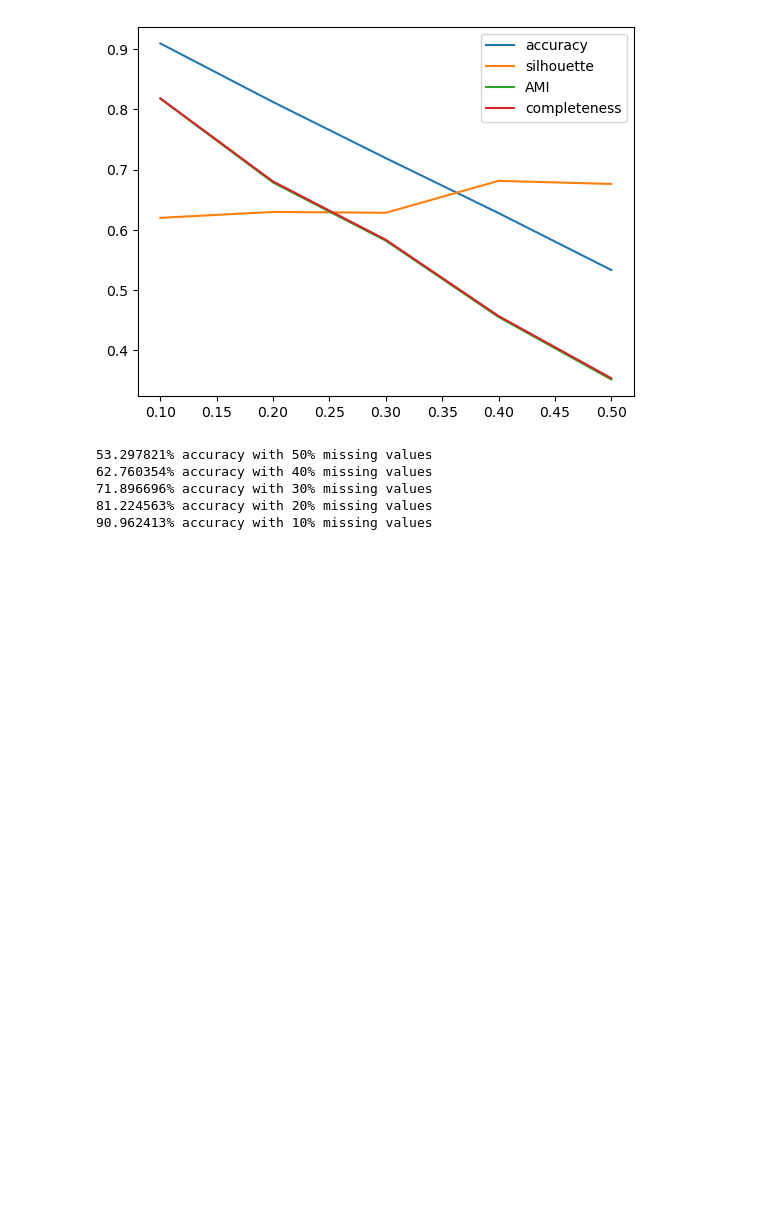
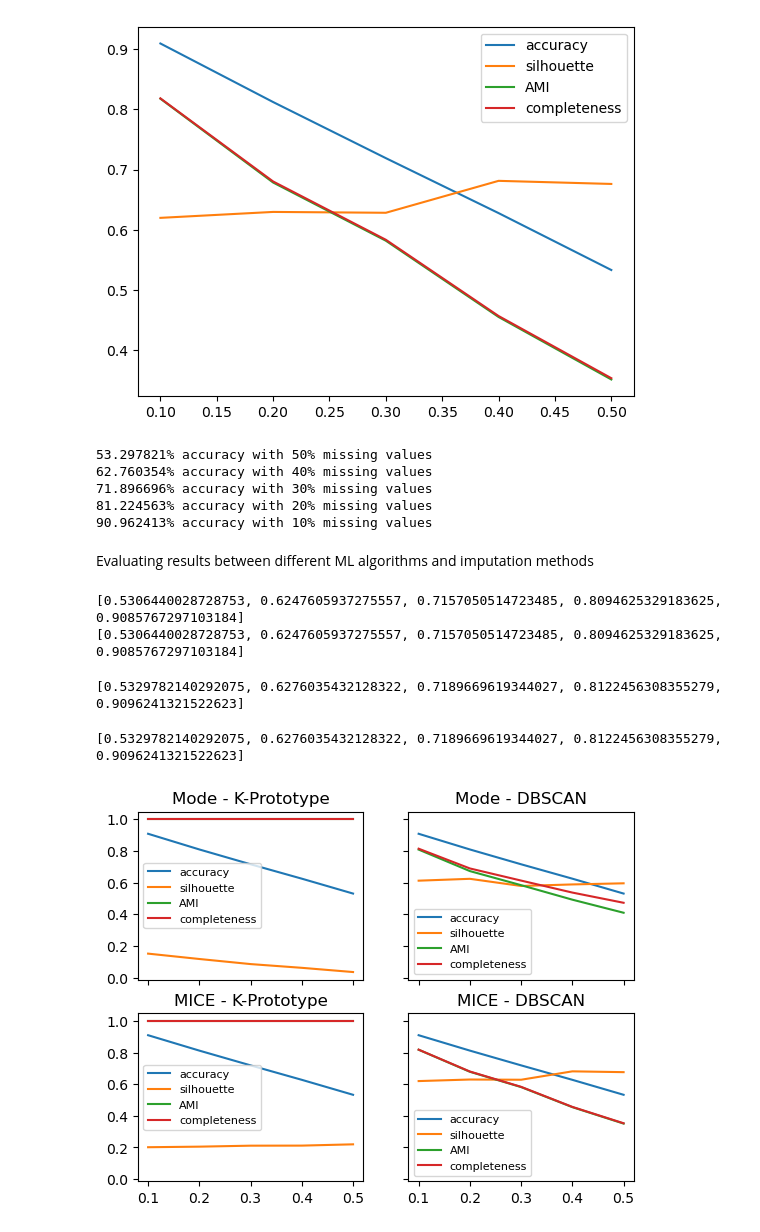
Before and after one commit to TommasoCapacci/DQ_Project_Clustering_2022, a Jupyter notebook: code/tommy_final.ipynb, the cells around one changed output. Cells and saved outputs as stored; diff of their text form; code cells hidden in the pictures; blank space fills up the shorter version.

```diff
--- a/code/tommy_final.ipynb
+++ b/code/tommy_final.ipynb
@@ -548,3 +500,60 @@ for acc in accuracy:
 71.896696% accuracy with 30% missing values
 81.224563% accuracy with 20% missing values
 90.962413% accuracy with 10% missing values
+# %% [markdown]
+Evaluating results between different ML algorithms and imputation methods
+# %%
+fig, axes = plt.subplots(2, 2, sharex=True, sharey=True)
+for i in range(2):
+    for j in range(2):
+        ax = axes[i, j]
+
+        title = ""
+        if i == 0:
+            title += "Mode - "
+        else:
+            title += "MICE - "
+        if j == 0:
+            title += "K-Prototype"
+        else:
+            title += "DBSCAN"
+
+        accuracy = []
+        silhouette = []
+        AMI = []
+        Completeness = []
+        for test_ind in range(5):
+            if i == 0:
+                df_test = pd.DataFrame(columns = [name for name in missing_columns])
+                for col in missing_columns:
+                    df_test[col] = df_list[test_ind][col].fillna(df_list[test_ind][col].mode()[0])
+            else:
+                df_test = MICE(test_ind)
+
+            if j == 0:
+                kprototype_test = KPrototypes(n_jobs = -1, n_clusters = 3, init = 'Huang', random_state = 0)
+                kprototype_test.fit_predict(dfMatrix, categorical = catColumnsPos)
+                sil, ami, completeness = compute_clusters_comparison_scores(pd.get_dummies(df_test), kprototype.labels_, kprototype_test.labels_)
+            else:
+                X = gower.gower_matrix(df_test)
+                db_test = DBSCAN(eps = 0.1, min_samples = 5, metric = "precomputed").fit(X)
+                sil, ami, completeness = compute_clusters_comparison_scores(pd.get_dummies(df_test), db.labels_, db_test.labels_)
+            accuracy.append(compute_accuracy(df, df_test))
+            silhouette.append(sil)
+            AMI.append(ami)
+            Completeness.append(completeness)
+
+        print(accuracy)
+
+        ax.set_title(title)
+        ax.plot(perc, accuracy, label='accuracy')
+        ax.plot(perc, silhouette, label='silhouette')
+        ax.plot(perc, AMI, label='AMI')
+        ax.plot(perc, Completeness, label='completeness')
+        ax.legend(fontsize=8)
+# %% [output]
+[0.5306440028728753, 0.6247605937275557, 0.7157050514723485, 0.8094625329183625, 0.9085767297103184]
+[0.5306440028728753, 0.6247605937275557, 0.7157050514723485, 0.8094625329183625, 0.9085767297103184]
+[0.5329782140292075, 0.6276035432128322, 0.7189669619344027, 0.8122456308355279, 0.9096241321522623]
+[0.5329782140292075, 0.6276035432128322, 0.7189669619344027, 0.8122456308355279, 0.9096241321522623]
+[figure, added]
```
Also changed, not shown: parts of 5 cells of this notebook.
